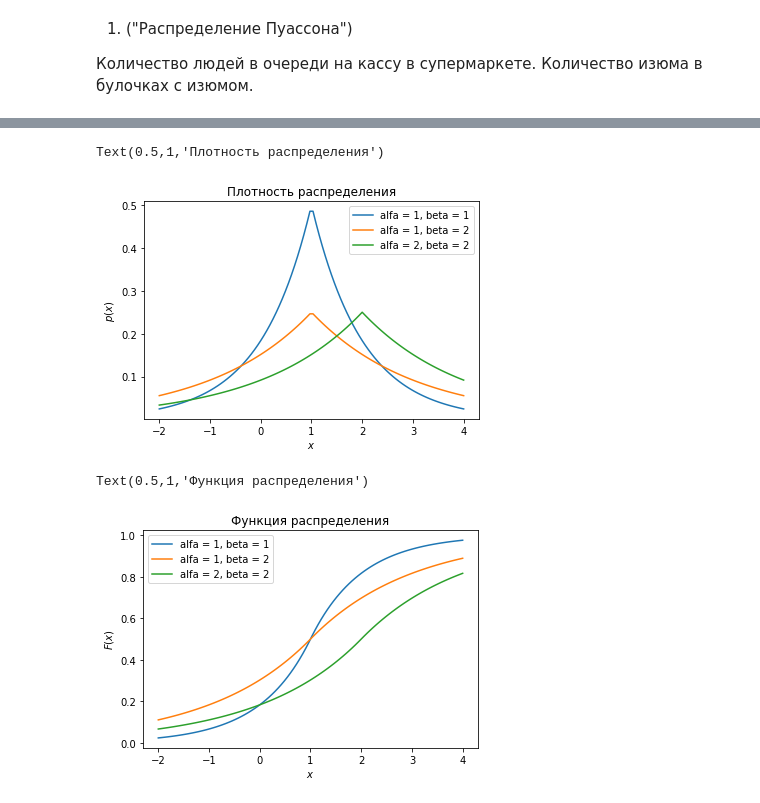
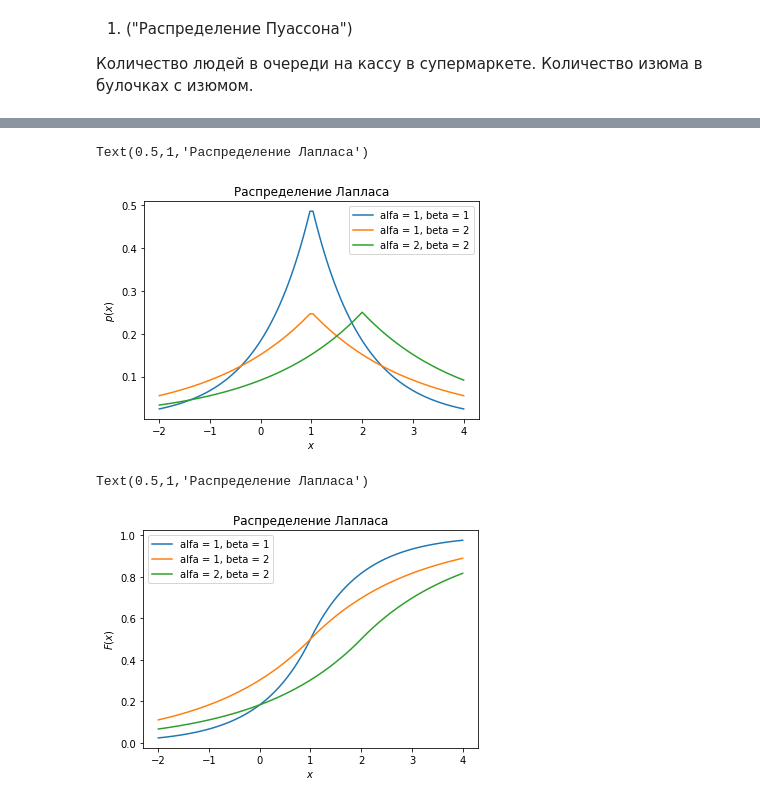
Before and after one commit to olgamonahova/python, a Jupyter notebook: Статистика ДЗ 1.ipynb, the cells around one changed output, grey strips where cells are left out. Drawn from its saved outputs; the diff is of its cells as text; code cells hidden in the pictures.

```diff
--- a/Статистика ДЗ 1.ipynb
+++ b/Статистика ДЗ 1.ipynb
@@ -109,28 +104,28 @@ Text(0.5,1,'Функция распределения')
 # %%
 # распределение Лапласа, которого не было в лекции
 
 laplace_rv11 = sts.laplace(loc = 1, scale = 1)
 laplace_rv12 = sts.laplace(loc = 1, scale = 2)
 laplace_rv22 = sts.laplace(loc = 2, scale = 2)
 
 x = np.linspace(-2,4,100)
 
 pdf1 = laplace_rv11.pdf(x)
 pdf2 = laplace_rv12.pdf(x)
 pdf3 = laplace_rv22.pdf(x)
 
 plt.plot(x, pdf1)
 plt.plot(x, pdf2)
 plt.plot(x, pdf3)
 
 
 plt.legend(['alfa = 1, beta = 1',  'alfa = 1, beta = 2', 'alfa = 2, beta = 2'])
 plt.ylabel('$p(x)$')
 plt.xlabel('$x$')
-plt.title("Плотность распределения")
+plt.title("Распределение Лапласа")
 # %% [output]
-Text(0.5,1,'Плотность распределения')
+Text(0.5,1,'Распределение Лапласа')
-[figure, old version]
+[figure, new version]
 # %%
 x = np.linspace(-2,4,100)
 
@@ -146,7 +141,7 @@ plt.plot(x, cdf3)
 plt.legend(['alfa = 1, beta = 1',  'alfa = 1, beta = 2', 'alfa = 2, beta = 2'])
 plt.ylabel('$F(x)$')
 plt.xlabel('$x$')
-plt.title("Функция распределения")
+plt.title("Распределение Лапласа")
 # %% [output]
-Text(0.5,1,'Функция распределения')
+Text(0.5,1,'Распределение Лапласа')
-[figure, old version]
+[figure, new version]
```
Also changed, not shown: parts of 4 cells of this notebook.
